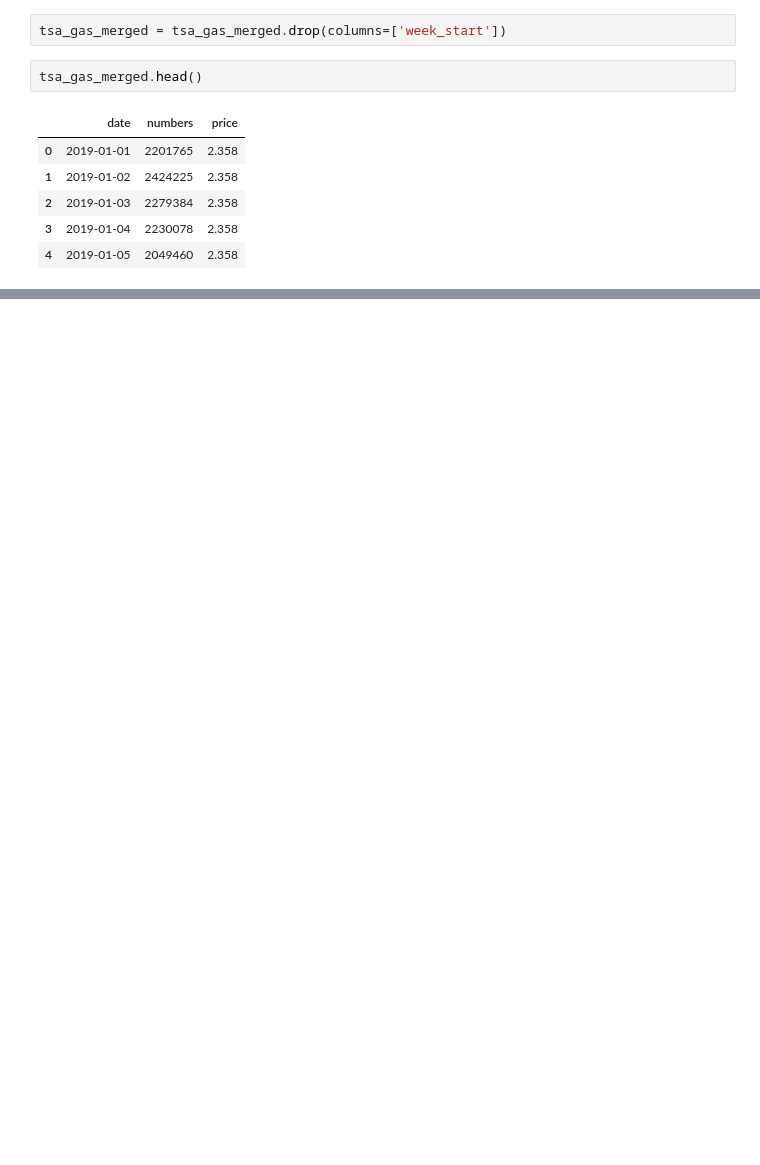
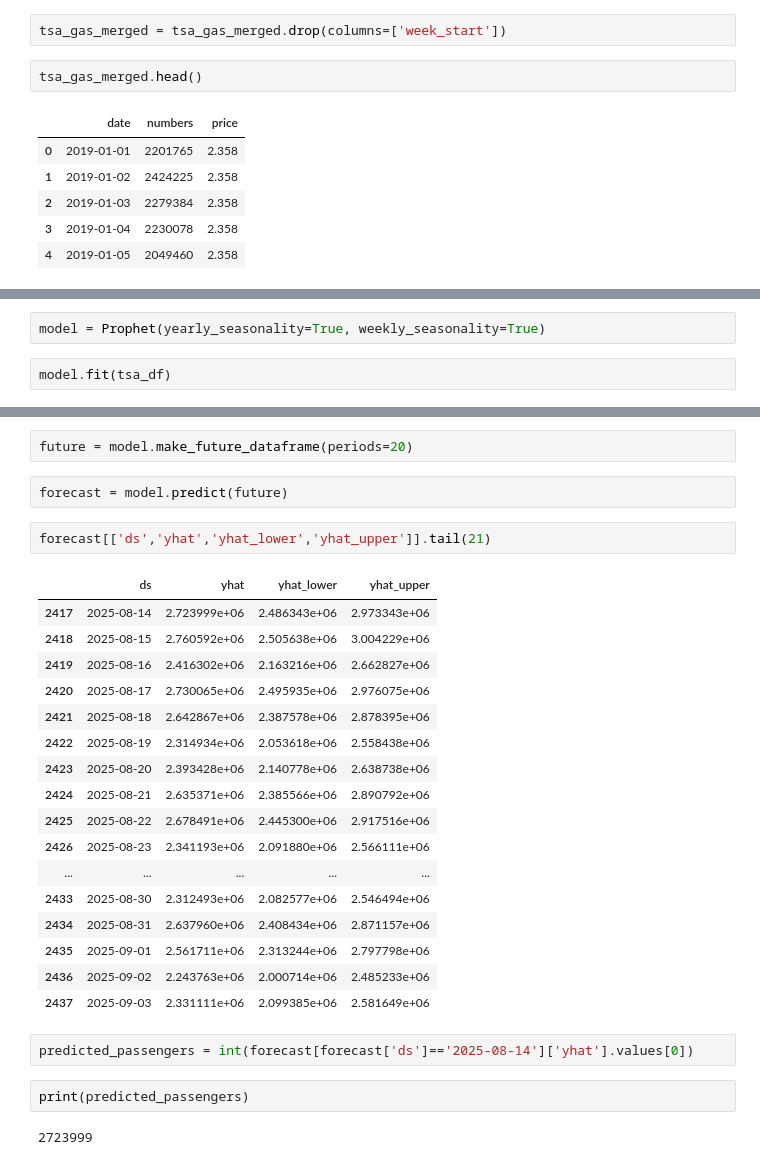
Before and after one commit to jalisacodes/Labor-Day-TSA-Predictions, a Jupyter notebook: tsa_forecast.ipynb, the cells around one changed output, grey strips where cells are left out. Saved outputs shown, nothing was run; the diff lists cells and outputs as text; blank space fills up the shorter version.

Commit message:
add comments in code and tsa/gas prophet predictions

```diff
--- a/tsa_forecast.ipynb
+++ b/tsa_forecast.ipynb
@@ -151,0 +210,4 @@ tsa_gas_merged.to_csv("tsa_gas_merged", index=False)
+# %%
+model = Prophet(yearly_seasonality=True, weekly_seasonality=True)
+# %%
+model.fit(tsa_df)
@@ -151,0 +218,30 @@ tsa_gas_merged.to_csv("tsa_gas_merged", index=False)
+# %%
+future = model.make_future_dataframe(periods=20)
+# %%
+forecast = model.predict(future)
+# %%
+forecast[['ds','yhat','yhat_lower','yhat_upper']].tail(21)
+# %% [output]
+|  | ds | yhat | yhat_lower | yhat_upper |
+| 2417 | 2025-08-14 | 2.723999e+06 | 2.486343e+06 | 2.973343e+06 |
+| 2418 | 2025-08-15 | 2.760592e+06 | 2.505638e+06 | 3.004229e+06 |
+| 2419 | 2025-08-16 | 2.416302e+06 | 2.163216e+06 | 2.662827e+06 |
+| 2420 | 2025-08-17 | 2.730065e+06 | 2.495935e+06 | 2.976075e+06 |
+| 2421 | 2025-08-18 | 2.642867e+06 | 2.387578e+06 | 2.878395e+06 |
+| 2422 | 2025-08-19 | 2.314934e+06 | 2.053618e+06 | 2.558438e+06 |
+| 2423 | 2025-08-20 | 2.393428e+06 | 2.140778e+06 | 2.638738e+06 |
+| 2424 | 2025-08-21 | 2.635371e+06 | 2.385566e+06 | 2.890792e+06 |
+| 2425 | 2025-08-22 | 2.678491e+06 | 2.445300e+06 | 2.917516e+06 |
+| 2426 | 2025-08-23 | 2.341193e+06 | 2.091880e+06 | 2.566111e+06 |
+| ... | ... | ... | ... | ... |
+| 2433 | 2025-08-30 | 2.312493e+06 | 2.082577e+06 | 2.546494e+06 |
+| 2434 | 2025-08-31 | 2.637960e+06 | 2.408434e+06 | 2.871157e+06 |
+| 2435 | 2025-09-01 | 2.561711e+06 | 2.313244e+06 | 2.797798e+06 |
+| 2436 | 2025-09-02 | 2.243763e+06 | 2.000714e+06 | 2.485233e+06 |
+| 2437 | 2025-09-03 | 2.331111e+06 | 2.099385e+06 | 2.581649e+06 |
+# %%
+predicted_passengers = int(forecast[forecast['ds']=='2025-08-14']['yhat'].values[0])
+# %%
+print(predicted_passengers)
+# %% [output]
+2723999
```
Also changed, not shown: parts of 23 cells of this notebook.
